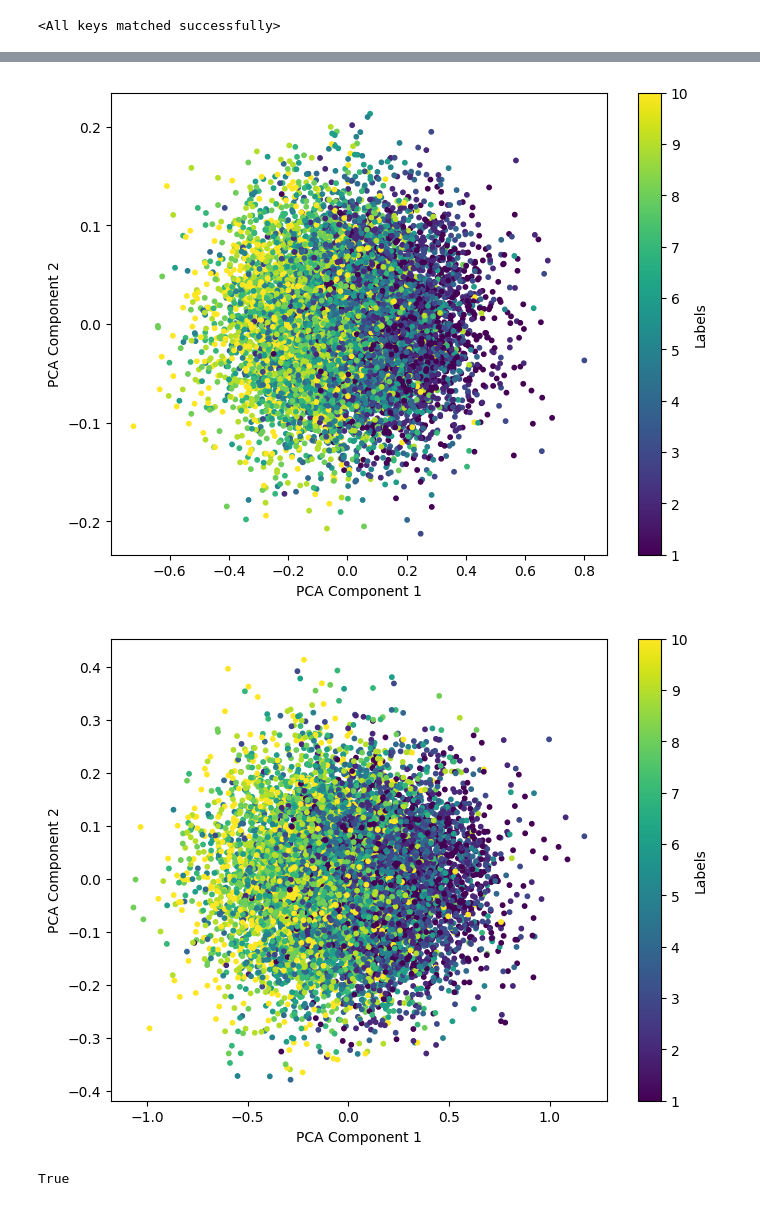
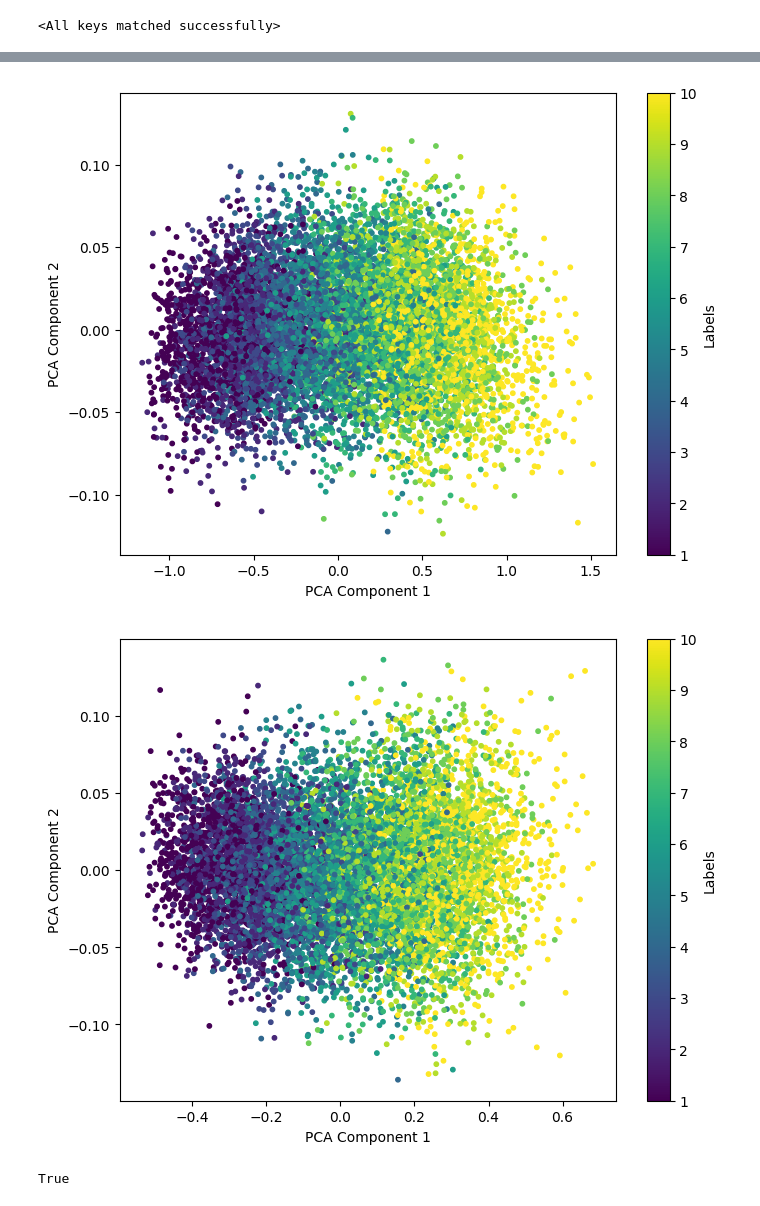
Before and after one commit to JackToppen/ABM-VAE-project, a Jupyter notebook: model.ipynb, the cells around one changed output, grey strips where cells are left out. Saved outputs shown, nothing was run; the diff lists cells and outputs as text; code cells hidden in the pictures.

```diff
--- a/model.ipynb
+++ b/model.ipynb
@@ -576,6 +582,6 @@ plt.show()
 # %%
 class ResidLinear(nn.Module):
-    def __init__(self, n_in, n_out, activation=nn.ReLU):
+    def __init__(self, n_in, n_out, activation=nn.Tanh):
         super(ResidLinear, self).__init__()
         self.linear = nn.Linear(n_in, n_out)
         self.act = activation()
@@ -584,7 +590,7 @@ class ResidLinear(nn.Module):
         return self.act(self.linear(x) + x)
 
 class InferenceNetwork(nn.Module):
-    def __init__(self, n, latent_dim, hidden_dim, num_layers=1, activation=nn.ReLU, resid=True):
+    def __init__(self, n, latent_dim, hidden_dim, num_layers=1, activation=nn.Tanh, resid=True):
         super(InferenceNetwork, self).__init__()
         self.latent_dim = latent_dim
         self.n = n
@@ -602,6 +608,7 @@ class InferenceNetwork(nn.Module):
     def forward(self, x):
         # reformat x as the inference network expects
         x = x.permute(0, 2, 3, 1)
+        x = x.reshape(-1, 2500, 2)
         x = x.reshape(x.size(0), -1)
 
         z = self.layers(x)
@@ -611,7 +618,7 @@ class InferenceNetwork(nn.Module):
         return z_mu, z_logstd
 
 class SpatialGenerator(nn.Module):
-    def __init__(self, latent_dim, hidden_dim, n_out=2, num_layers=1, activation=nn.ReLU, softplus=False, resid=True, expand_coords=False, bilinear=True):
+    def __init__(self, latent_dim, hidden_dim, n_out=2, num_layers=1, activation=nn.Tanh, softplus=False, resid=True, expand_coords=False, bilinear=True):
         super(SpatialGenerator, self).__init__()
 
         self.softplus = softplus
@@ -676,8 +683,6 @@ class SpatialGenerator(nn.Module):
         if self.softplus:
             y = torch.cat([F.softplus(y[:, :, :1]), y[:, :, 1:]], 2)
 
-        y = y.view(b, 2, 50, 50)
-
         return y
 # %%
 class spatialVAE(nn.Module):
@@ -744,12 +770,23 @@ Estimated Total Size (MB): 3861.53
 # %%
 spatial_vae = spatialVAE().to(device)
 optimizer = torch.optim.Adam(spatial_vae.parameters(), lr=1e-4)
-# %%
-def loss_fn(generated, original, mu, logvar):
-    BCE = F.mse_loss(generated, original, reduction='sum')
-    KLD = -0.5 * torch.mean(1 + logvar - mu.pow(2) - logvar.exp())
-
-    return BCE + KLD
+# %%
+def loss_fn(z, original, mu, logvar, std, kl_div, b):
+
+    y = original.permute(0, 2, 3, 1)
+    y = y.reshape(y.size(0), -1, 2)
+    y_hat = z.view(b, -1, 2)
+    size = y.size(1)*2
+    log_p_x_g_z = -F.binary_cross_entropy_with_logits(y_hat, y)*size
+
+    # unit normal prior over z and translation
+    kl = -logvar + 0.5*std**2 + 0.5*mu**2 - 0.5
+    kl_div = kl_div + torch.sum(kl, 1)
+    kl_div = kl_div.mean()
+
+    elbo = log_p_x_g_z - kl_div
+
+    return elbo, log_p_x_g_z, kl_div
 # %%
 %%time
 
@@ -784,10 +861,10 @@ labels = []
 spatial_vae.eval()
 
 # Iterate over batches in train loader
-for batch_data, batch_labels in train_loader:
+for batch_data, batch_labels, _ in train_loader:
     # Forward pass through VAE to obtain latent space representations
     with torch.no_grad():
-        _, mu, _ = spatial_vae.encode(batch_data.to(device))
+        _, mu, _, _ = spatial_vae.encode(batch_data.to(device))
 
     # Append mu and labels to the respective lists
     latent_space_representations.append(mu.cpu().numpy())
@@ -809,7 +886,7 @@ plt.ylabel('PCA Component 2')
 plt.colorbar(label='Labels')
 plt.show()
 # %% [output]
-[figure, old version]
+[figure, new version]
 # %%
 from sklearn.decomposition import PCA
 
@@ -817,33 +894,33 @@ from sklearn.decomposition import PCA
 latent_space_representations = []
 labels = []
 
 # Set VAE model to evaluation mode
 spatial_vae.eval()
 
 # Iterate over batches in train loader
-for batch_data, batch_labels in train_loader:
+for batch_data, batch_labels, _ in train_loader:
     # Forward pass through VAE to obtain latent space representations
     with torch.no_grad():
-        _, _, logvar = spatial_vae.encode(batch_data.to(device))
+        _, _, logvar, _ = spatial_vae.encode(batch_data.to(device))
 
     # Append mu and labels to the respective lists
     latent_space_representations.append(logvar.cpu().numpy())
     labels.append(batch_labels.cpu().numpy())
 
 # Concatenate or aggregate latent space representations from all batches
 latent_space_array = np.concatenate(latent_space_representations, axis=0)
 labels_array = np.concatenate(labels, axis=0)
 
 # Apply PCA to reduce dimensionality to 2 dimensions
 pca = PCA(n_components=2)
 latent_space_pca = pca.fit_transform(latent_space_array)
 
 # Visualize the PCA of the latent space with colors according to labels
 plt.figure(figsize=(8, 6))
 plt.scatter(latent_space_pca[:, 0], latent_space_pca[:, 1], c=labels_array, cmap='viridis', s=10)
 plt.xlabel('PCA Component 1')
 plt.ylabel('PCA Component 2')
 plt.colorbar(label='Labels')
 plt.show()
 # %% [output]
-[figure, old version]
+[figure, new version]
```
Also changed, not shown: parts of 14 cells of this notebook, 2 other files.
